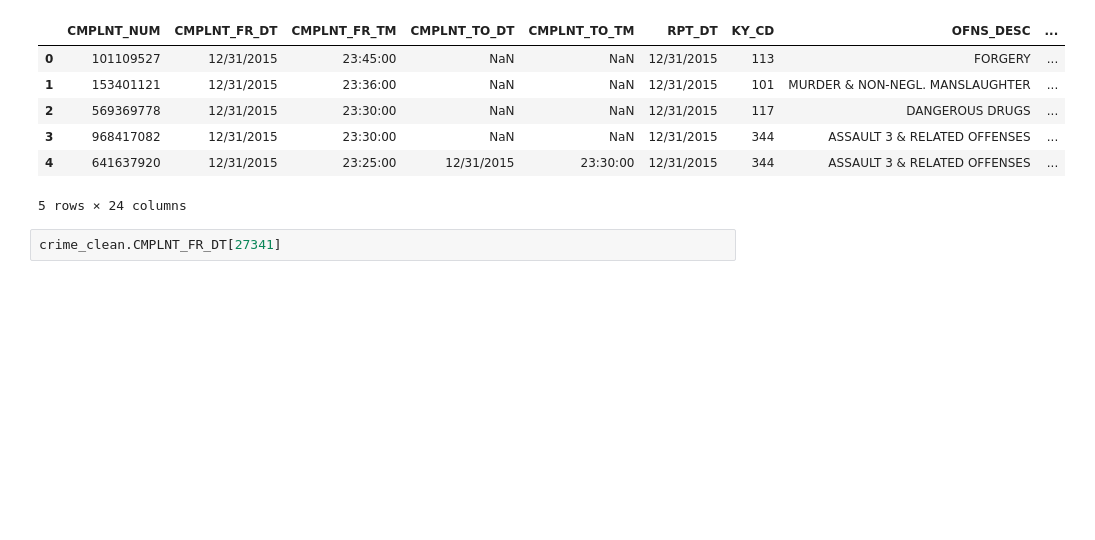
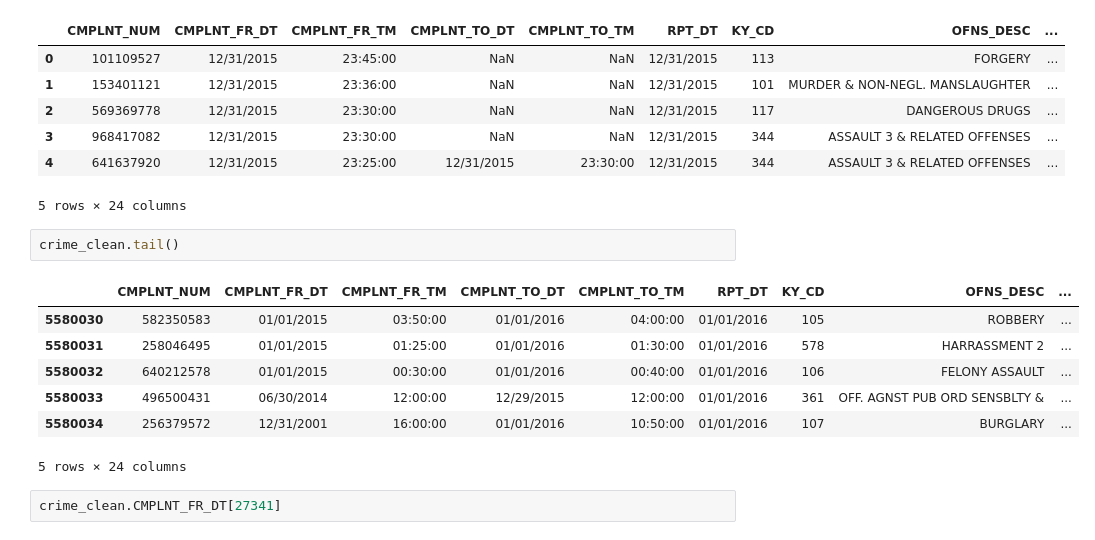
Before and after one commit to hw2312/fourcharsunder, a Jupyter notebook: crime/crime.ipynb, the cells around one changed output. Saved outputs shown, nothing was run; the diff lists cells and outputs as text; blank space fills up the shorter version.

```diff
--- a/crime/crime.ipynb
+++ b/crime/crime.ipynb
@@ -19,6 +39,16 @@ crime_clean.head()
 | 3 | 968417082 | 12/31/2015 | 23:30:00 | NaN | NaN | 12/31/2015 | 344 | ASSAULT 3 & RELATED OFFENSES | ... |
 | 4 | 641637920 | 12/31/2015 | 23:25:00 | 12/31/2015 | 23:30:00 | 12/31/2015 | 344 | ASSAULT 3 & RELATED OFFENSES | ... |
 5 rows × 24 columns
+# %%
+crime_clean.tail()
+# %% [output]
+|  | CMPLNT_NUM | CMPLNT_FR_DT | CMPLNT_FR_TM | CMPLNT_TO_DT | CMPLNT_TO_TM | RPT_DT | KY_CD | OFNS_DESC | ... |
+| 5580030 | 582350583 | 01/01/2015 | 03:50:00 | 01/01/2016 | 04:00:00 | 01/01/2016 | 105 | ROBBERY | ... |
+| 5580031 | 258046495 | 01/01/2015 | 01:25:00 | 01/01/2016 | 01:30:00 | 01/01/2016 | 578 | HARRASSMENT 2 | ... |
+| 5580032 | 640212578 | 01/01/2015 | 00:30:00 | 01/01/2016 | 00:40:00 | 01/01/2016 | 106 | FELONY ASSAULT | ... |
+| 5580033 | 496500431 | 06/30/2014 | 12:00:00 | 12/29/2015 | 12:00:00 | 01/01/2016 | 361 | OFF. AGNST PUB ORD SENSBLTY & | ... |
+| 5580034 | 256379572 | 12/31/2001 | 16:00:00 | 01/01/2016 | 10:50:00 | 01/01/2016 | 107 | BURGLARY | ... |
+5 rows × 24 columns
 # %%
 crime_clean.CMPLNT_FR_DT[27341]
 # %% [output]
```
Also changed, not shown: parts of 14 cells of this notebook.
